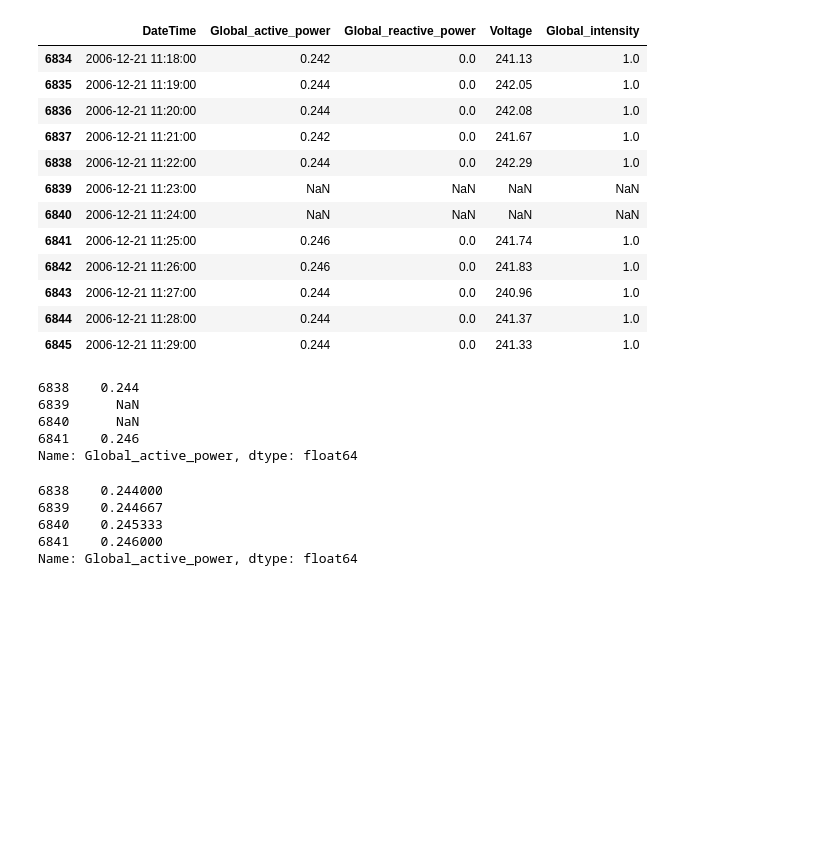
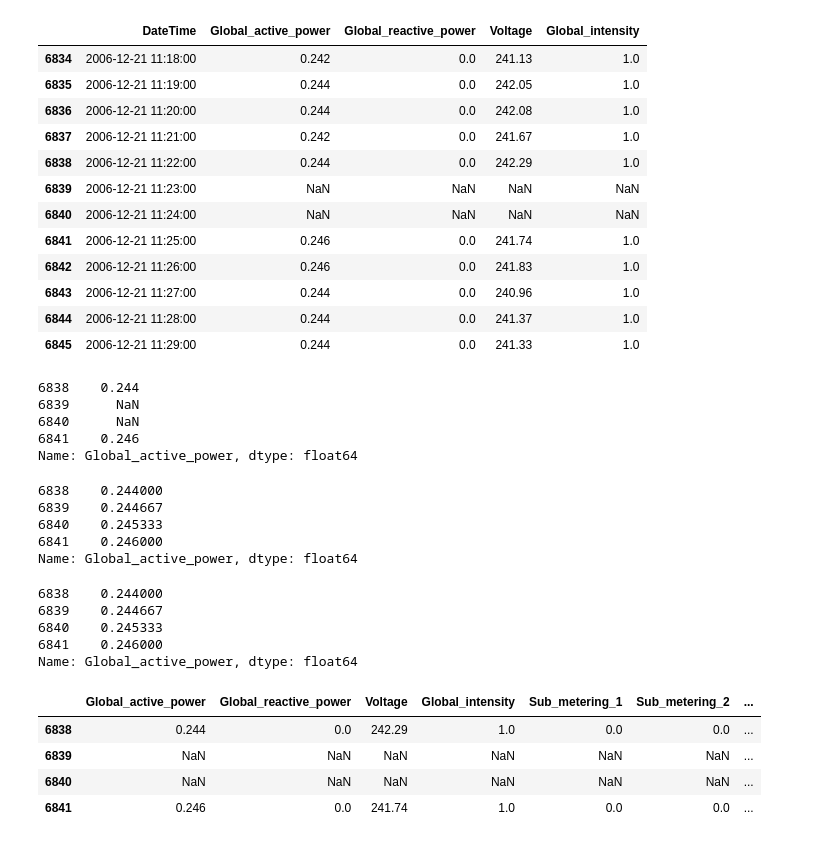
Before and after one commit to bhavyarattan21/smart-energy-forecasting, a Jupyter notebook: notebooks/01_data_understanding.ipynb, the cells around one changed output. Saved outputs shown, nothing was run; the diff lists cells and outputs as text; code cells hidden in the pictures; blank space fills up the shorter version.

Commit message:
Test interpolation for small missing gaps

```diff
--- a/notebooks/01_data_understanding.ipynb
+++ b/notebooks/01_data_understanding.ipynb
@@ -657,3 +657,26 @@ test_gap_interpolated
 6840    0.245333
 6841    0.246000
 Name: Global_active_power, dtype: float64
+# %%
+test_gap_interpolated = test_gap.interpolate()
+
+test_gap_interpolated
+# %% [output]
+6838    0.244000
+6839    0.244667
+6840    0.245333
+6841    0.246000
+Name: Global_active_power, dtype: float64
+# %%
+test_gap_all = df_clean.loc[
+    start - 1 : end + 1,
+    numeric_columns
+].copy()
+
+test_gap_all
+# %% [output]
+|  | Global_active_power | Global_reactive_power | Voltage | Global_intensity | Sub_metering_1 | Sub_metering_2 | ... |
+| 6838 | 0.244 | 0.0 | 242.29 | 1.0 | 0.0 | 0.0 | ... |
+| 6839 | NaN | NaN | NaN | NaN | NaN | NaN | ... |
+| 6840 | NaN | NaN | NaN | NaN | NaN | NaN | ... |
+| 6841 | 0.246 | 0.0 | 241.74 | 1.0 | 0.0 | 0.0 | ... |
```
Also changed, not shown: parts of 1 cell of this notebook.
